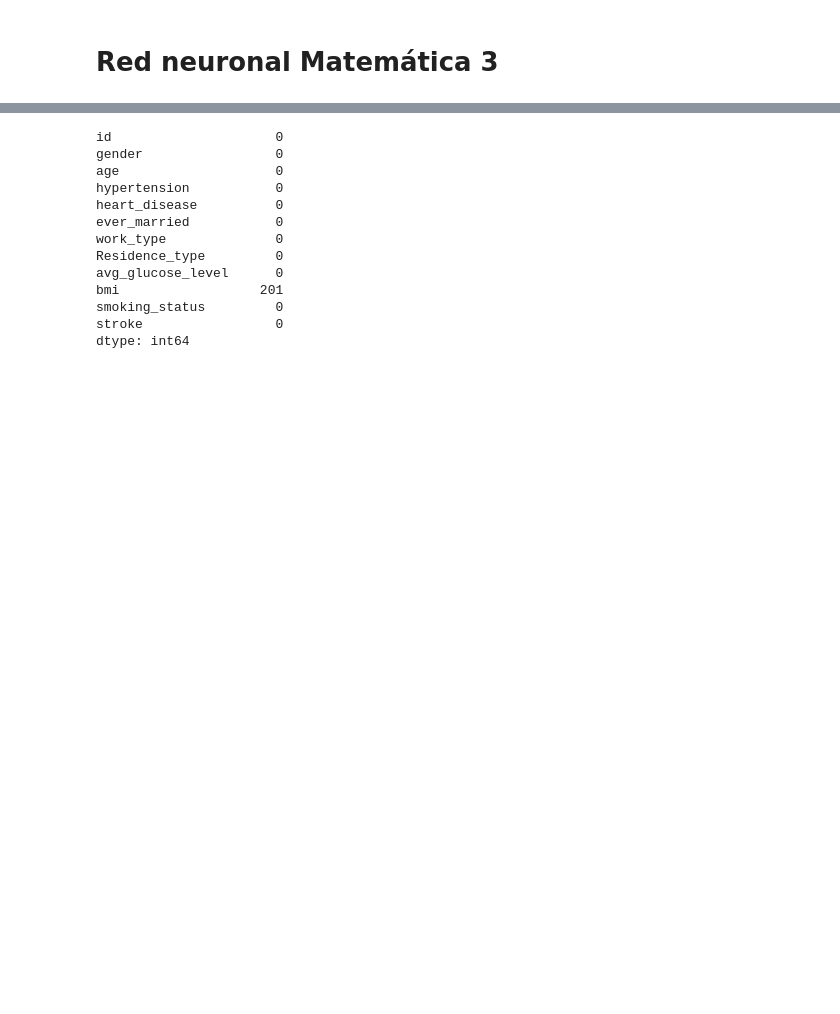
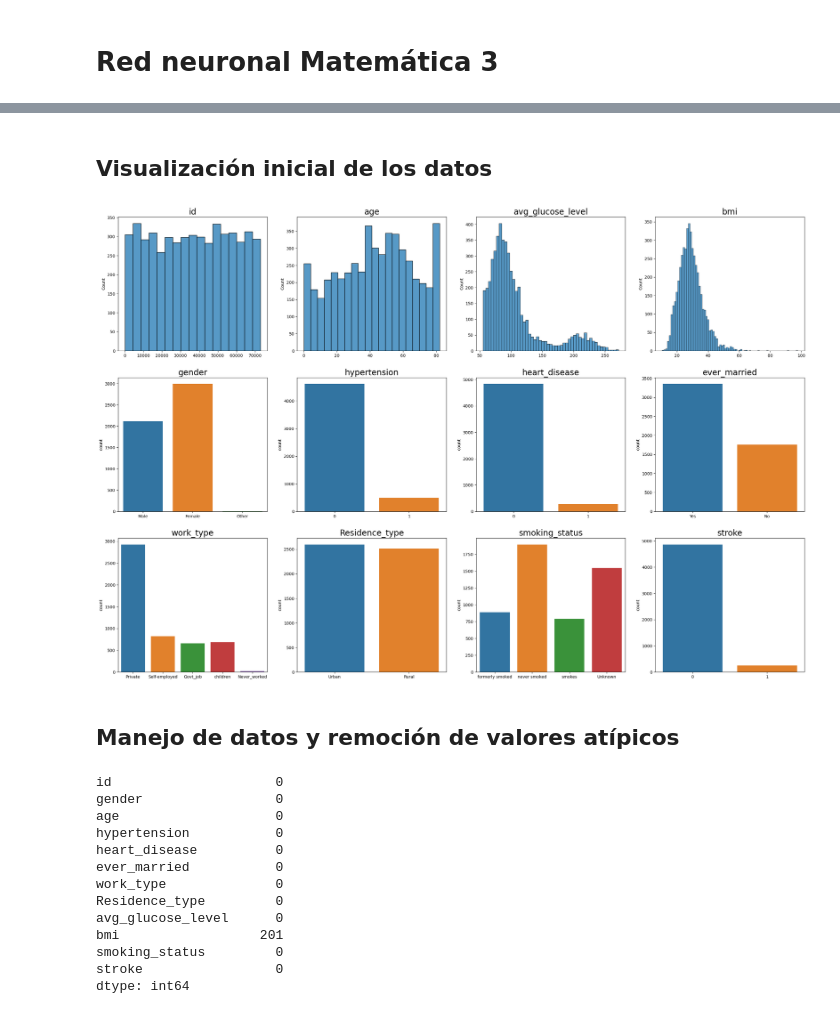
Before and after one commit to joanavarro23/tp-mate3-red, a Jupyter notebook: mate3-red/red.ipynb, the cells around one changed output, grey strips where cells are left out. Drawn from its saved outputs; the diff is of its cells as text; code cells hidden in the pictures; blank space fills up the shorter version.

```diff
--- a/mate3-red/red.ipynb
+++ b/mate3-red/red.ipynb
@@ -1,13 +1,14 @@
 # %% [markdown]
 # Red neuronal Matemática 3
 # %%
-#Datos sacados de https://www.kaggle.com/datasets/fatemehmehrparvar/obesity-levels
+#Datos sacados de https://www.kaggle.com/datasets/fedesoriano/stroke-prediction-dataset
 
 import numpy as np
 import pandas as pd
 import matplotlib.pyplot as plt
+import seaborn as sns #Libería para visualización de datos estadísticos
 
-df = pd.read_csv("E:/Users/infolab/Desktop/tp-mate3-red/mate3-red/acv.csv")
+df = pd.read_csv("C:/Users/Administrator/Desktop/tp/tp-mate3-red/mate3-red/acv.csv")
 
 df.head()
 # %% [output]
@@ -17,6 +18,32 @@ df.head()
 | 2 | 31112 | Male | 80.0 | 0 | 1 | Yes | Private | Rural | ... |
 | 3 | 60182 | Female | 49.0 | 0 | 0 | Yes | Private | Urban | ... |
 | 4 | 1665 | Female | 79.0 | 1 | 0 | Yes | Self-employed | Rural | ... |
+# %% [markdown]
+## Visualización inicial de los datos
+# %%
+
+fig, ax = plt.subplots(3, 4) #3 filas 4 columnas
+fig.set_size_inches(30, 20) #Tamaño de los gráficos
+
+features = ['id', 'age', 'avg_glucose_level', 'bmi', 'gender', 'hypertension', 'heart_disease',
+            'ever_married', 'work_type', 'Residence_type', 'smoking_status', 'stroke'] #Características a graficar
+numerical_features = ['id', 'age', 'avg_glucose_level', 'bmi'] #Variables numéricas a graficar con histograma
+
+for i, feature in enumerate(features):
+    row = i // 4
+    col = i % 4 #Ubicaicón de los gráficos
+    if feature in numerical_features:
+        hist = sns.histplot(data=df, x=feature, ax=ax[row, col])#Histograma para datos numéricos
+    else:
+        hist = sns.countplot(data=df, x=feature, ax=ax[row, col]) #Gráfico de barras para datos categóricos
+    hist.set_title(feature, fontsize=20)
+    hist.set_xlabel('')
+
+plt.show()
+# %% [output]
+[figure, added]
+# %% [markdown]
+## Manejo de datos y remoción de valores atípicos
 # %%
 print(df.isnull().sum()) #Chequeo presencia de valores nulos
 # %% [output]
```
Also changed, not shown: parts of 31 cells of this notebook.
